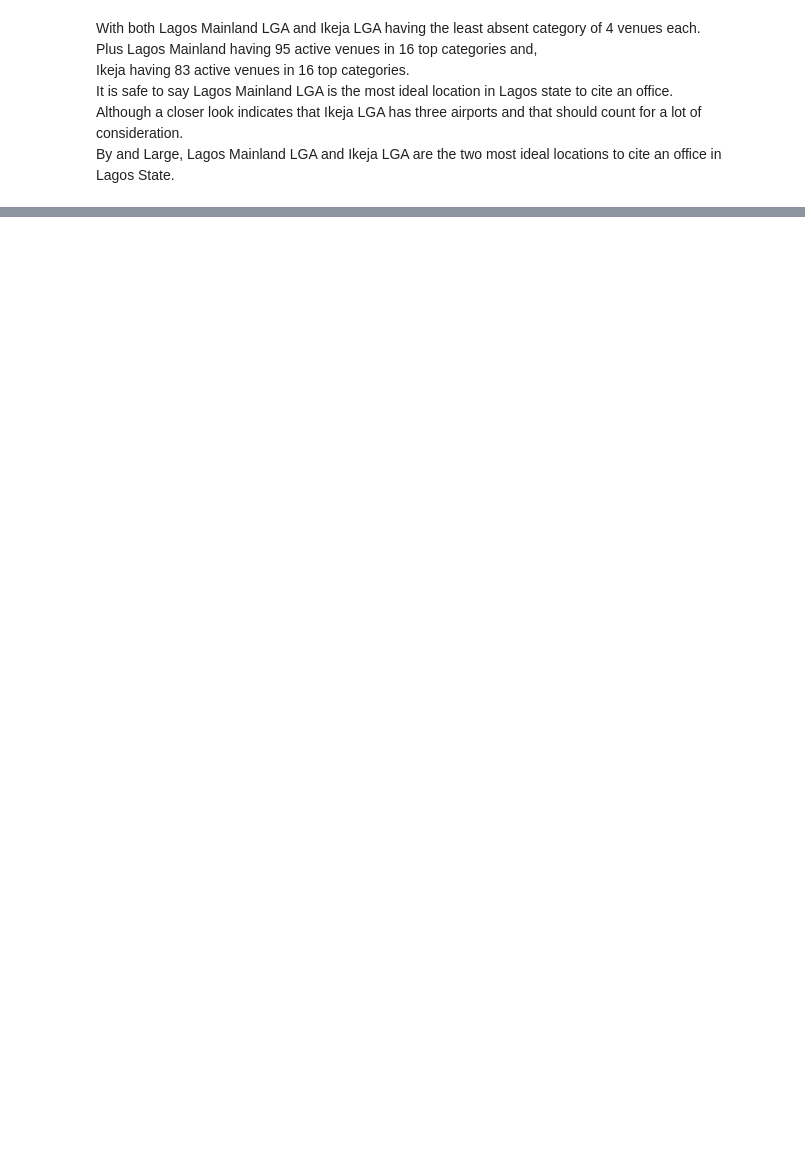
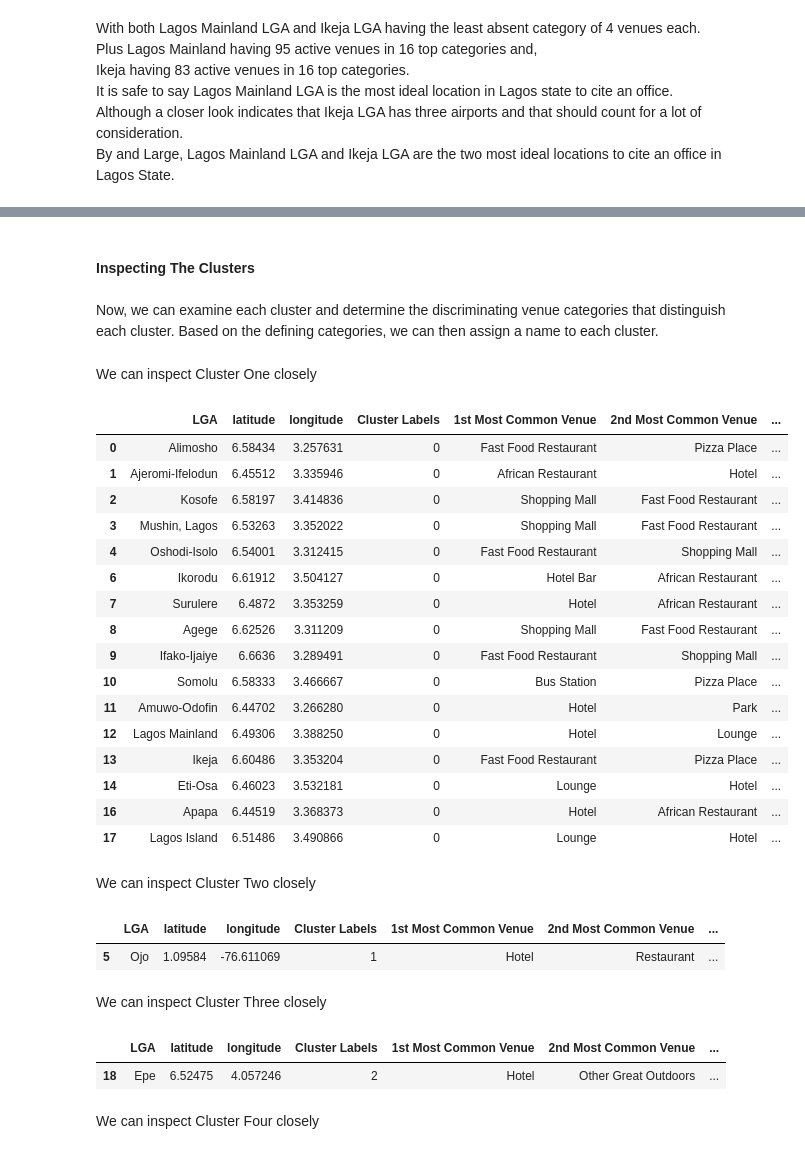
Before and after one commit to Lawrence-Krukrubo/IBM_Data_Specialization_Capstone_Project, a Jupyter notebook: applied_data_science_capstone_project.ipynb, the cells around one changed output, grey strips where cells are left out. Drawn from its saved outputs; the diff is of its cells as text; code cells hidden in the pictures; blank space fills up the shorter version.

```diff
--- a/applied_data_science_capstone_project.ipynb
+++ b/applied_data_science_capstone_project.ipynb
@@ -979,0 +1424,45 @@ By and Large, Lagos Mainland LGA and Ikeja LGA are the two most ideal locations
+# %% [markdown]
+#### Inspecting The Clusters
+# %% [markdown]
+Now, we can examine each cluster and determine the discriminating venue categories that distinguish each cluster. Based on the defining categories, we can then assign a name to each cluster.
+# %% [markdown]
+We can inspect Cluster One closely
+# %%
+cluster_one = lagos_merged[lagos_merged['Cluster Labels'] == 0]
+cluster_one
+# %% [output]
+|  | LGA | latitude | longitude | Cluster Labels | 1st Most Common Venue | 2nd Most Common Venue | ... |
+| 0 | Alimosho | 6.58434 | 3.257631 | 0 | Fast Food Restaurant | Pizza Place | ... |
+| 1 | Ajeromi-Ifelodun | 6.45512 | 3.335946 | 0 | African Restaurant | Hotel | ... |
+| 2 | Kosofe | 6.58197 | 3.414836 | 0 | Shopping Mall | Fast Food Restaurant | ... |
+| 3 | Mushin, Lagos | 6.53263 | 3.352022 | 0 | Shopping Mall | Fast Food Restaurant | ... |
+| 4 | Oshodi-Isolo | 6.54001 | 3.312415 | 0 | Fast Food Restaurant | Shopping Mall | ... |
+| 6 | Ikorodu | 6.61912 | 3.504127 | 0 | Hotel Bar | African Restaurant | ... |
+| 7 | Surulere | 6.4872 | 3.353259 | 0 | Hotel | African Restaurant | ... |
+| 8 | Agege | 6.62526 | 3.311209 | 0 | Shopping Mall | Fast Food Restaurant | ... |
+| 9 | Ifako-Ijaiye | 6.6636 | 3.289491 | 0 | Fast Food Restaurant | Shopping Mall | ... |
+| 10 | Somolu | 6.58333 | 3.466667 | 0 | Bus Station | Pizza Place | ... |
+| 11 | Amuwo-Odofin | 6.44702 | 3.266280 | 0 | Hotel | Park | ... |
+| 12 | Lagos Mainland | 6.49306 | 3.388250 | 0 | Hotel | Lounge | ... |
+| 13 | Ikeja | 6.60486 | 3.353204 | 0 | Fast Food Restaurant | Pizza Place | ... |
+| 14 | Eti-Osa | 6.46023 | 3.532181 | 0 | Lounge | Hotel | ... |
+| 16 | Apapa | 6.44519 | 3.368373 | 0 | Hotel | African Restaurant | ... |
+| 17 | Lagos Island | 6.51486 | 3.490866 | 0 | Lounge | Hotel | ... |
+# %% [markdown]
+We can inspect Cluster Two closely
+# %%
+cluster_two = lagos_merged[lagos_merged['Cluster Labels'] == 1]
+cluster_two
+# %% [output]
+|  | LGA | latitude | longitude | Cluster Labels | 1st Most Common Venue | 2nd Most Common Venue | ... |
+| 5 | Ojo | 1.09584 | -76.611069 | 1 | Hotel | Restaurant | ... |
+# %% [markdown]
+We can inspect Cluster Three closely
+# %%
+cluster_three = lagos_merged[lagos_merged['Cluster Labels'] == 2]
+cluster_three
+# %% [output]
+|  | LGA | latitude | longitude | Cluster Labels | 1st Most Common Venue | 2nd Most Common Venue | ... |
+| 18 | Epe | 6.52475 | 4.057246 | 2 | Hotel | Other Great Outdoors | ... |
+# %% [markdown]
+We can inspect Cluster Four closely
```
Also changed, not shown: parts of 60 cells of this notebook.
